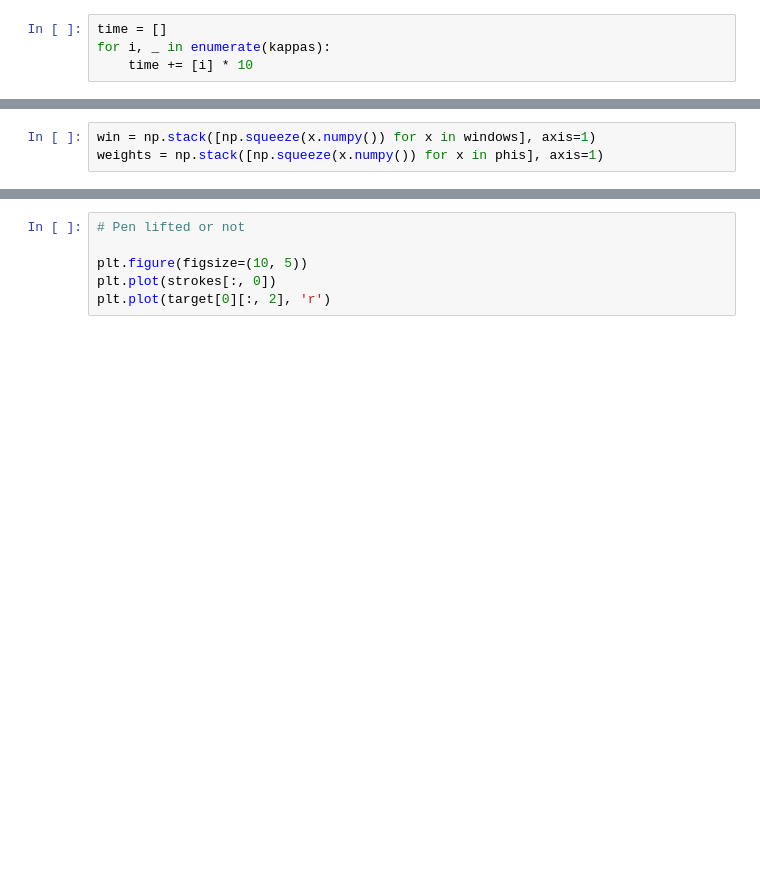
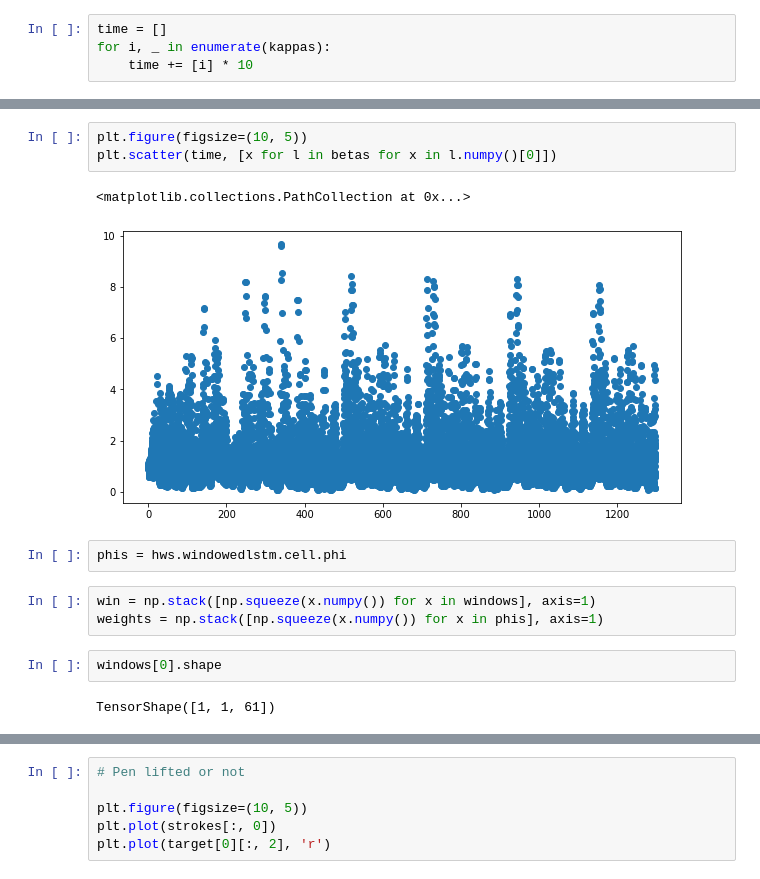
Before and after one commit to elias-ramzi/handwriting_generation, a Jupyter notebook: notebooks/visualisation.ipynb, the cells around one changed output, grey strips where cells are left out. Cells and saved outputs as stored; diff of their text form; blank space fills up the shorter version.

```diff
--- a/notebooks/visualisation.ipynb
+++ b/notebooks/visualisation.ipynb
@@ -64,6 +70,18 @@ plt.scatter(time, [x for l in kappas for x in l.numpy()[0]])
+# %%
+plt.figure(figsize=(10, 5))
+plt.scatter(time, [x for l in betas for x in l.numpy()[0]])
+# %% [output]
+<matplotlib.collections.PathCollection at 0x...>
+[figure, added]
+# %%
+phis = hws.windowedlstm.cell.phi
 # %%
 win = np.stack([np.squeeze(x.numpy()) for x in windows], axis=1)
 weights = np.stack([np.squeeze(x.numpy()) for x in phis], axis=1)
+# %%
+windows[0].shape
+# %% [output]
+TensorShape([1, 1, 61])
 # %%
 plt.figure(figsize=(10, 5))
 plt.imshow(win, cmap='plasma')
```
Also changed, not shown: parts of 8 cells of this notebook, 6 other files.
